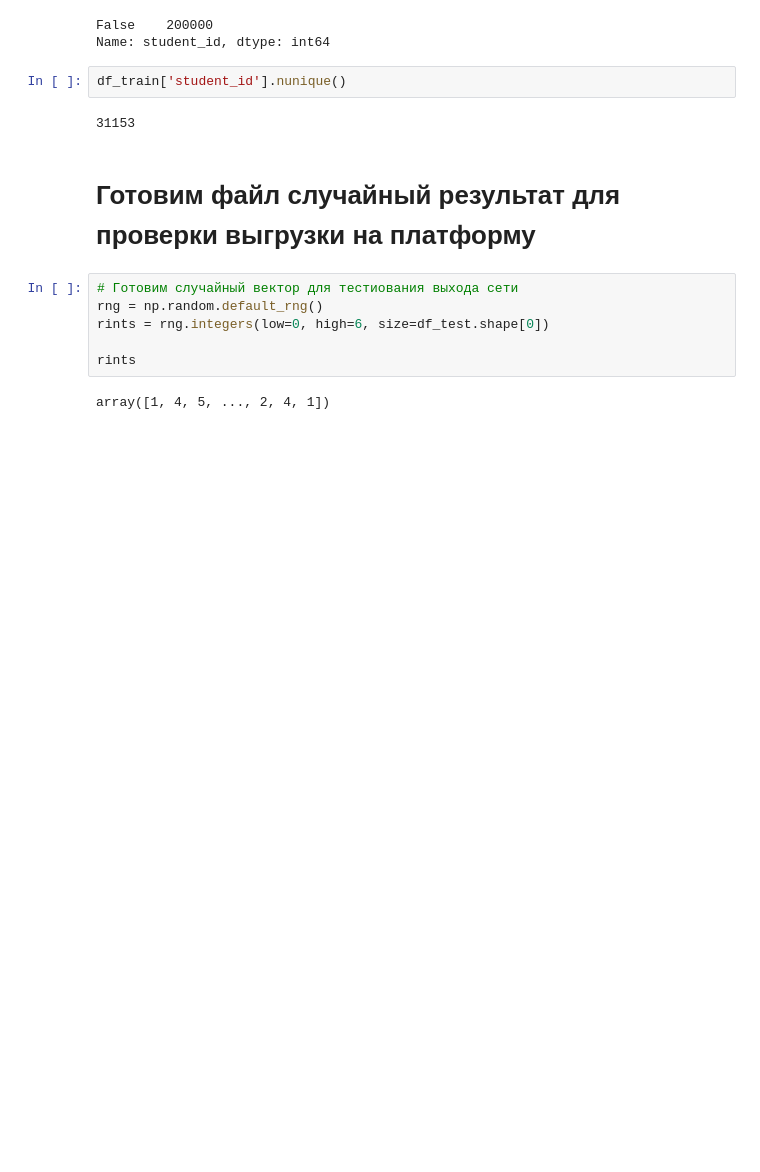
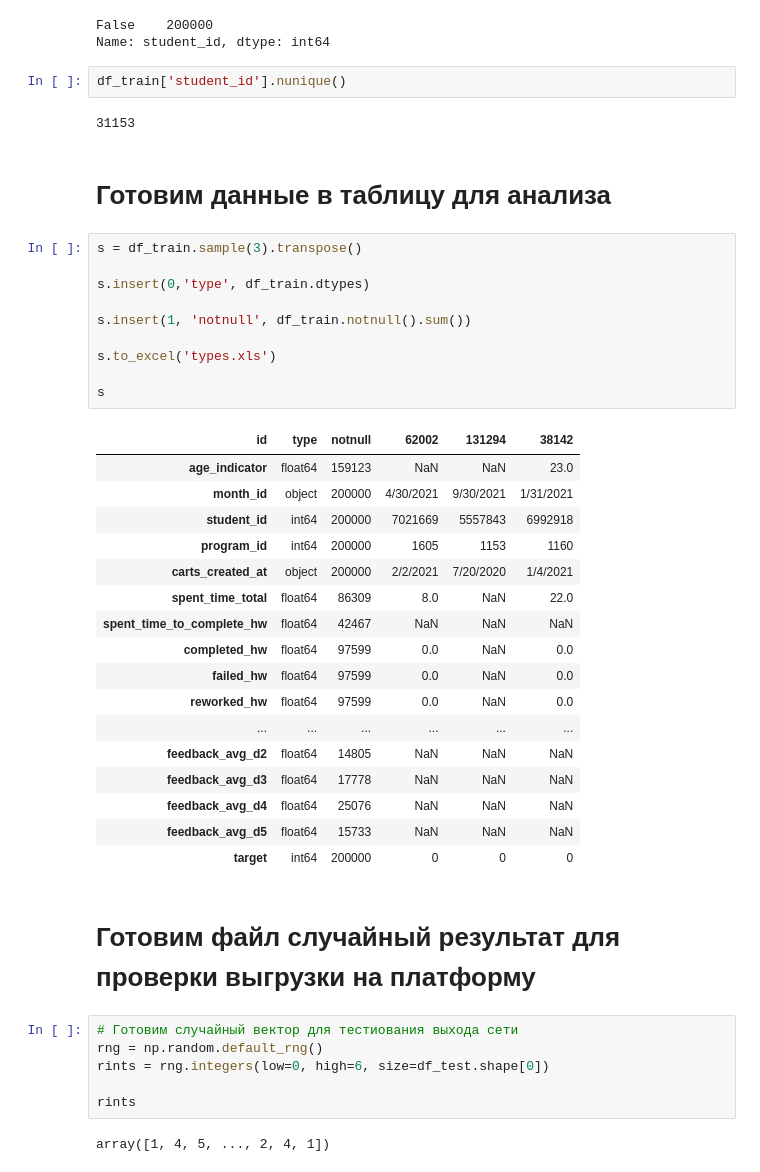
Before and after one commit to Igor-Belskiy/netology-case, a Jupyter notebook: Нетология_(моё_решение).ipynb, the cells around one changed output. Drawn from its saved outputs; the diff is of its cells as text; blank space fills up the shorter version.

```diff
--- a/Нетология_(моё_решение).ipynb
+++ b/Нетология_(моё_решение).ipynb
@@ -257,6 +257,36 @@ Name: student_id, dtype: int64
 df_train['student_id'].nunique()
 # %% [output]
 31153
+# %% [markdown]
+# Готовим данные в таблицу для анализа
+# %%
+s = df_train.sample(3).transpose()
+
+s.insert(0,'type', df_train.dtypes)
+
+s.insert(1, 'notnull', df_train.notnull().sum())
+
+s.to_excel('types.xls')
+
+s
+# %% [output]
+| id | type | notnull | 62002 | 131294 | 38142 |
+| age_indicator | float64 | 159123 | NaN | NaN | 23.0 |
+| month_id | object | 200000 | 4/30/2021 | 9/30/2021 | 1/31/2021 |
+| student_id | int64 | 200000 | 7021669 | 5557843 | 6992918 |
+| program_id | int64 | 200000 | 1605 | 1153 | 1160 |
+| carts_created_at | object | 200000 | 2/2/2021 | 7/20/2020 | 1/4/2021 |
+| spent_time_total | float64 | 86309 | 8.0 | NaN | 22.0 |
+| spent_time_to_complete_hw | float64 | 42467 | NaN | NaN | NaN |
+| completed_hw | float64 | 97599 | 0.0 | NaN | 0.0 |
+| failed_hw | float64 | 97599 | 0.0 | NaN | 0.0 |
+| reworked_hw | float64 | 97599 | 0.0 | NaN | 0.0 |
+| ... | ... | ... | ... | ... | ... |
+| feedback_avg_d2 | float64 | 14805 | NaN | NaN | NaN |
+| feedback_avg_d3 | float64 | 17778 | NaN | NaN | NaN |
+| feedback_avg_d4 | float64 | 25076 | NaN | NaN | NaN |
+| feedback_avg_d5 | float64 | 15733 | NaN | NaN | NaN |
+| target | int64 | 200000 | 0 | 0 | 0 |
 # %% [markdown]
 # Готовим файл случайный результат для проверки выгрузки на платформу
 # %%
```
Also changed, not shown: parts of 2 cells of this notebook.
